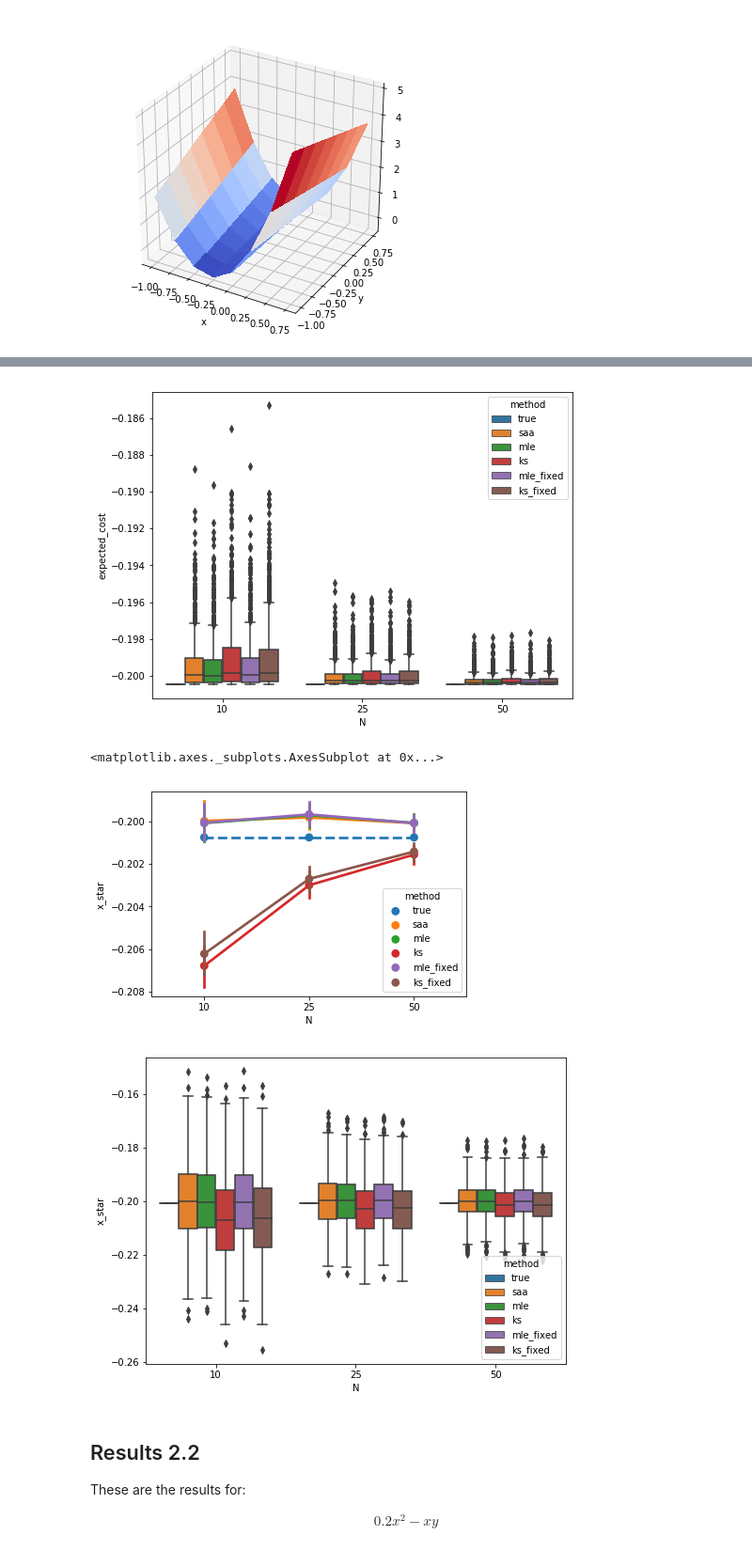
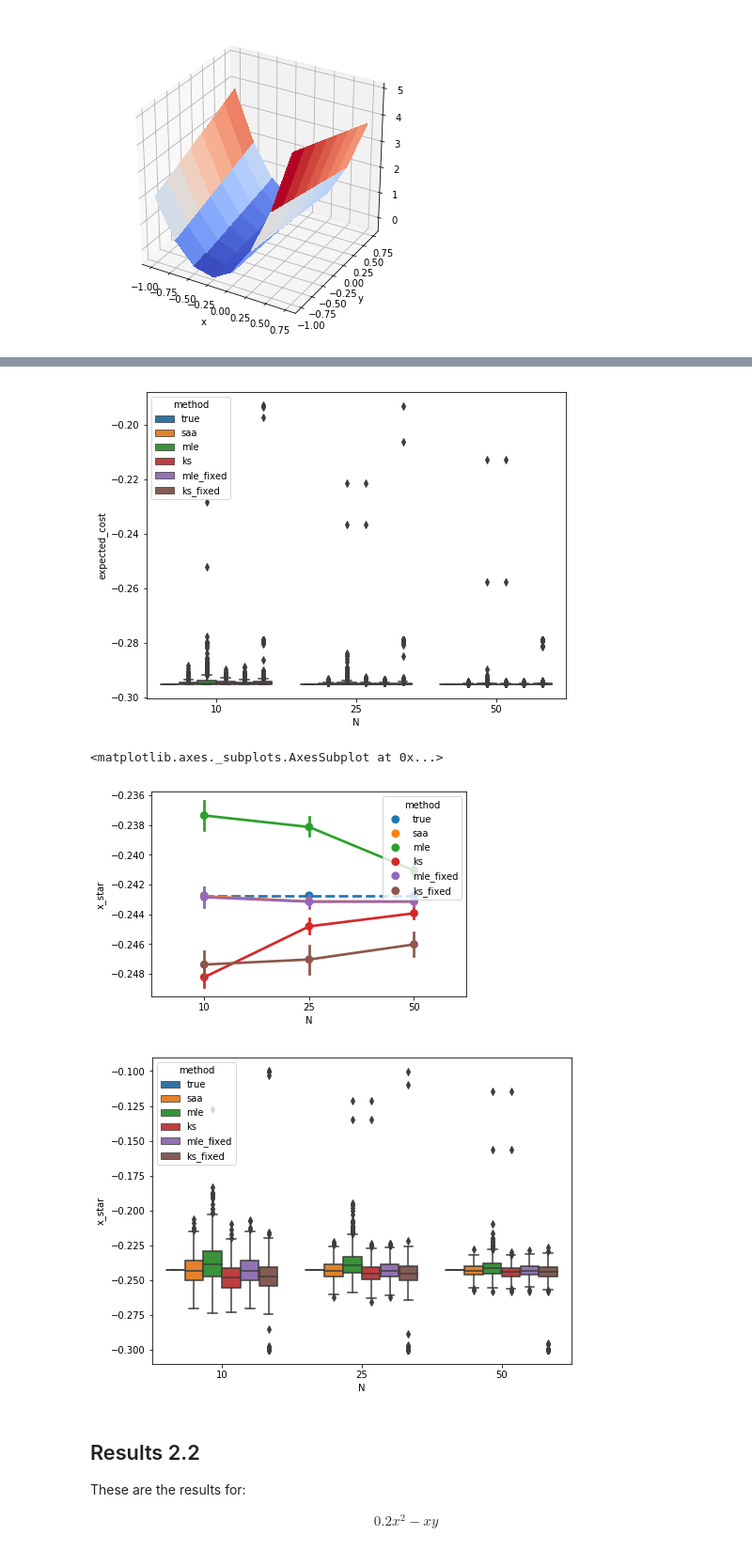
Before and after one commit to harrisonnguyen/stochastic_optimisation, a Jupyter notebook: MLE/investigating_different_beta_cost_functions.ipynb, the cells around one changed output, grey strips where cells are left out. Shown: that part at 94% size. Drawn from its saved outputs; the diff is of its cells as text; code cells hidden in the pictures.

Commit message:
updated results

```diff
--- a/MLE/investigating_different_beta_cost_functions.ipynb
+++ b/MLE/investigating_different_beta_cost_functions.ipynb
@@ -202,20 +201,20 @@ def ks(S,function,beta_params,initial_xstar,n_samples,support=(None,None)):
 
     if support[0] is not None:
         a,b = minimize(test_compute_kstest,beta_params[:2],args=(S,support),
-                                bounds=((1,None),(1,None))).x
+                                bounds=((1,None),(1,None)),options={'maxiter':1000}).x
         loc = support[0]
         scale = support[1]
     else:
         a,b,loc,scale = minimize(test_compute_kstest,beta_params,args=(S),
-                                bounds=((1,None),(1,None),(support[0],support[0]),
-                                   (support[1],support[1]))).x
+                                bounds=((1,None),(1,None),(None,None),
+                                   (0,None)),options={'maxiter':1000}).x
     fitted_beta = st.beta(a=a,b=b,loc=loc,scale=scale)
 
     samples = fitted_beta.rvs(size=n_samples)
     res = minimize(function,initial_xstar,args=(samples))
     return res.x[0]
 # %%
-def minimise_methods(distribution,function,method,N,n_iter=500,n_samples=7000):
+def minimise_methods(distribution,function,method,N,n_iter=500,n_samples=5000):
     #results = np.zeros((len(method),n_iter,len(N)))
     results = pd.DataFrame(columns=['x_star','method','N','distribution'])
     #total = n_iter*len(distribution)*len(N)
@@ -236,7 +235,7 @@ def minimise_methods(distribution,function,method,N,n_iter=500,n_samples=7000):
                 temp['N'] = N[k]
                 # obtain the samples
                 S = dist.rvs(N[k])
-                beta_params = st.beta.fit(S,floc=-1,fscale=2)
+                beta_params = st.beta.fit(S)
                 for l, ele in enumerate(method):
                     if ele == 'saa':
                         # maximise using SAA
@@ -298,7 +297,7 @@ def plot_result(results,x_labels,plot_histogram=False,y_label='average expected
 # %%
 N = [10,25,50]
 n_iter = 1000
-n_samples = 7000
+n_samples = 5000
 methods = ['saa','mle','ks','mle_fixed','ks_fixed']
 distributions = [Y1,Y2,Y3,Y4]
 # %% [markdown]
@@ -341,7 +343,7 @@ def calculate_expected_cost_pandas(df,distributions,function,n_samples=10000):
         mask = df['distribution']==i
         samples = ele.rvs(n_samples)
         func = lambda x: np.mean(function(x,samples))
-        df.loc[mask,'expected_cost'] = df['x_star'].apply(func)
+        df.loc[mask,'expected_cost'] = df.loc[mask,'x_star'].apply(func)
     return df
 # %%
 results1 = calculate_expected_cost_pandas(results1,
@@ -379,23 +381,23 @@ sns.pointplot(x="N", y="expected_cost", hue="method",
 # %%
 plt.figure(figsize=(8,6))
 ax = sns.boxplot(x="N", y="expected_cost", hue="method",
-                data=results1[results1['distribution']==0])
+                data=results1[results1['distribution']==3])
 # %% [output]
-[figure, old version]
+[figure, new version]
 # %%
 fig, ax = plt.subplots()
 sns.pointplot(x="N", y="x_star", hue="method",
-                data=results1[results1['distribution']==0],
+                data=results1[results1['distribution']==3],
              ax=ax,linestyles=['--']+['-']*5)
 # %% [output]
 <matplotlib.axes._subplots.AxesSubplot at 0x...>
-[figure, old version]
+[figure, new version]
 # %%
 plt.figure(figsize=(8,6))
 ax = sns.boxplot(x="N", y="x_star", hue="method",
-                data=results1[results1['distribution']==0])
+                data=results1[results1['distribution']==3])
 # %% [output]
-[figure, old version]
+[figure, new version]
 # %%
 def plot_distribution_results(results,labels):
     width = 0.1
```
Also changed, not shown: parts of 15 cells of this notebook, 3 other files.
